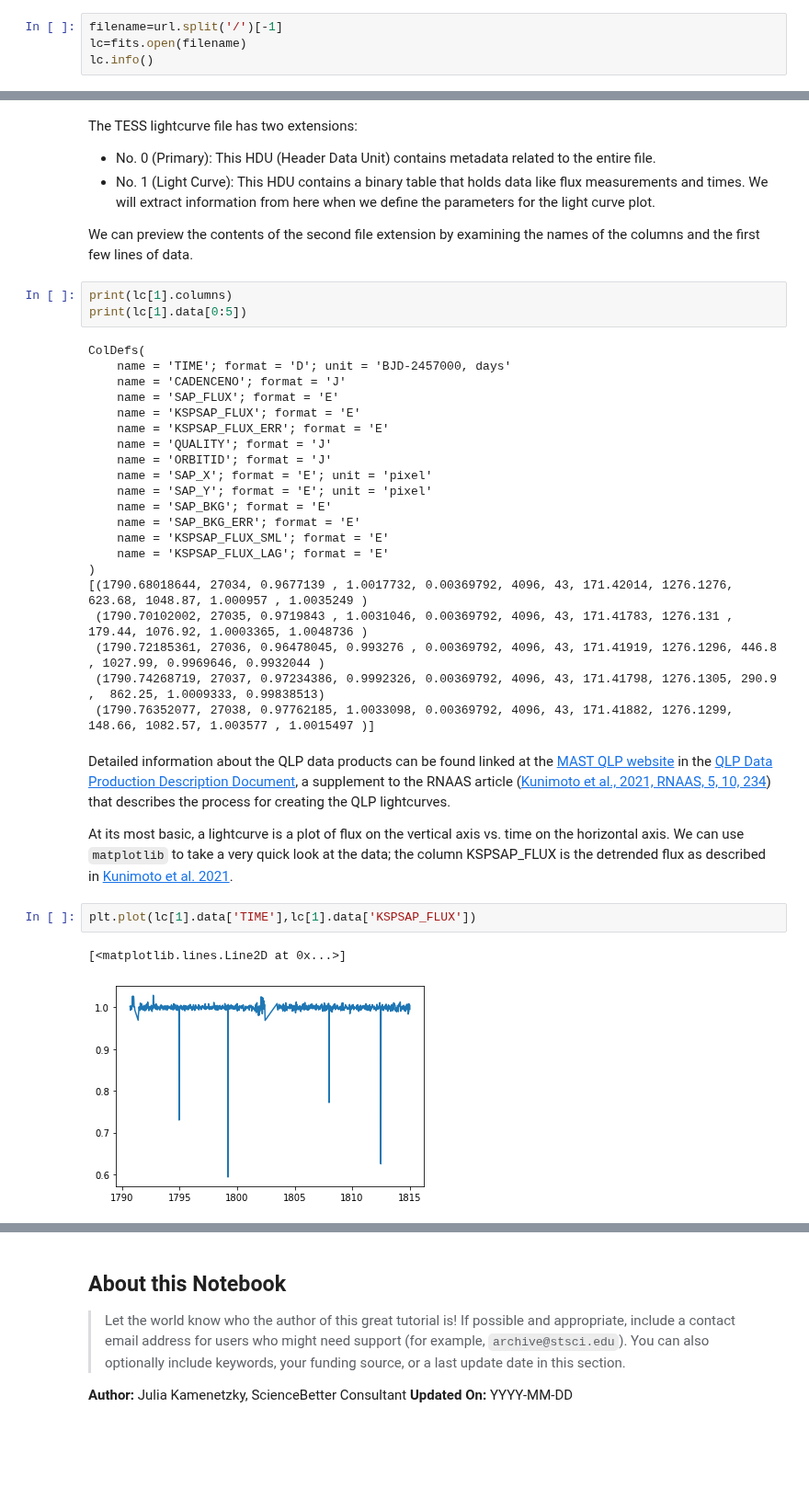
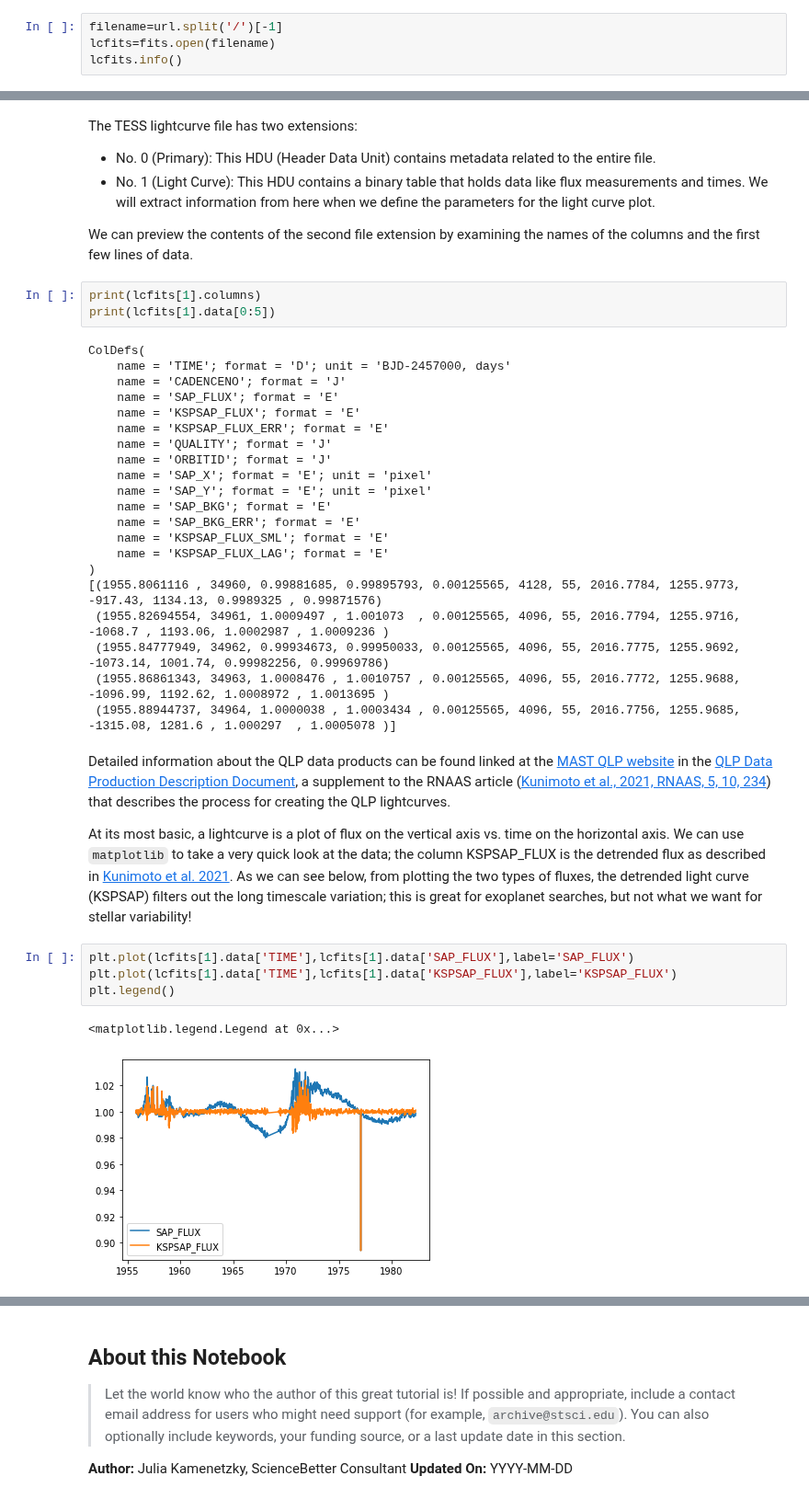
Before and after one commit to ScienceBetter/notebooks-stsci, a Jupyter notebook: notebooks/MAST/plot_eclipse_lightcurve/plot_eclipse_lightcurve.ipynb, the cells around one changed output, grey strips where cells are left out. Shown at 92% size. Drawn from its saved outputs; the diff is of its cells as text; blank space fills up the shorter version.

````diff
--- a/notebooks/MAST/plot_eclipse_lightcurve/plot_eclipse_lightcurve.ipynb
+++ b/notebooks/MAST/plot_eclipse_lightcurve/plot_eclipse_lightcurve.ipynb
@@ -330,6 +319,6 @@ INFO: Found cached file /Users/julia/GitHub/notebooks-stsci/notebooks/MAST/plot_
 We can use ```fits``` from ```astropy``` to examine the lightcurve file. The filename will be the last part of the url string, when separated by slashes.
 # %%
 filename=url.split('/')[-1]
-lc=fits.open(filename)
-lc.info()
+lcfits=fits.open(filename)
+lcfits.info()
 # %% [output]
@@ -345,8 +334,8 @@ The TESS lightcurve file has two extensions:
 
 We can preview the contents of the second file extension by examining the names of the columns and the first few lines of data.
 # %%
-print(lc[1].columns)
-print(lc[1].data[0:5])
+print(lcfits[1].columns)
+print(lcfits[1].data[0:5])
 # %% [output]
 ColDefs(
     name = 'TIME'; format = 'D'; unit = 'BJD-2457000, days'
@@ -363,18 +352,20 @@ ColDefs(
     name = 'KSPSAP_FLUX_SML'; format = 'E'
     name = 'KSPSAP_FLUX_LAG'; format = 'E'
 )
-[(1790.68018644, 27034, 0.9677139 , 1.0017732, 0.00369792, 4096, 43, 171.42014, 1276.1276, 623.68, 1048.87, 1.000957 , 1.0035249 )
- (1790.70102002, 27035, 0.9719843 , 1.0031046, 0.00369792, 4096, 43, 171.41783, 1276.131 , 179.44, 1076.92, 1.0003365, 1.0048736 )
- (1790.72185361, 27036, 0.96478045, 0.993276 , 0.00369792, 4096, 43, 171.41919, 1276.1296, 446.8 , 1027.99, 0.9969646, 0.9932044 )
- (1790.74268719, 27037, 0.97234386, 0.9992326, 0.00369792, 4096, 43, 171.41798, 1276.1305, 290.9 ,  862.25, 1.0009333, 0.99838513)
- (1790.76352077, 27038, 0.97762185, 1.0033098, 0.00369792, 4096, 43, 171.41882, 1276.1299, 148.66, 1082.57, 1.003577 , 1.0015497 )]
+[(1955.8061116 , 34960, 0.99881685, 0.99895793, 0.00125565, 4128, 55, 2016.7784, 1255.9773,  -917.43, 1134.13, 0.9989325 , 0.99871576)
+ (1955.82694554, 34961, 1.0009497 , 1.001073  , 0.00125565, 4096, 55, 2016.7794, 1255.9716, -1068.7 , 1193.06, 1.0002987 , 1.0009236 )
+ (1955.84777949, 34962, 0.99934673, 0.99950033, 0.00125565, 4096, 55, 2016.7775, 1255.9692, -1073.14, 1001.74, 0.99982256, 0.99969786)
+ (1955.86861343, 34963, 1.0008476 , 1.0010757 , 0.00125565, 4096, 55, 2016.7772, 1255.9688, -1096.99, 1192.62, 1.0008972 , 1.0013695 )
+ (1955.88944737, 34964, 1.0000038 , 1.0003434 , 0.00125565, 4096, 55, 2016.7756, 1255.9685, -1315.08, 1281.6 , 1.000297  , 1.0005078 )]
 # %% [markdown]
 Detailed information about the QLP data products can be found linked at the [MAST QLP website](https://archive.stsci.edu/hlsp/qlp) in the [QLP Data Production Description Document](https://archive.stsci.edu/hlsps/qlp/hlsp_qlp_tess_ffi_all_tess_v1_data-prod-desc.pdf), a supplement to the RNAAS article ([Kunimoto et al., 2021, RNAAS, 5, 10, 234](https://ui.adsabs.harvard.edu/abs/2021RNAAS...5..234K/abstract)) that describes the process for creating the QLP lightcurves.
 
-At its most basic, a lightcurve is a plot of flux on the vertical axis vs. time on the horizontal axis. We can use ```matplotlib``` to take a very quick look at the data; the column KSPSAP_FLUX is the detrended flux as described in [Kunimoto et al. 2021](https://ui.adsabs.harvard.edu/abs/2021RNAAS...5..234K/abstract).
+At its most basic, a lightcurve is a plot of flux on the vertical axis vs. time on the horizontal axis. We can use ```matplotlib``` to take a very quick look at the data; the column KSPSAP_FLUX is the detrended flux as described in [Kunimoto et al. 2021](https://ui.adsabs.harvard.edu/abs/2021RNAAS...5..234K/abstract). As we can see below, from plotting the two types of fluxes, the detrended light curve (KSPSAP) filters out the long timescale variation; this is great for exoplanet searches, but not what we want for stellar variability!
-# %%
-plt.plot(lc[1].data['TIME'],lc[1].data['KSPSAP_FLUX'])
-# %% [output]
-[<matplotlib.lines.Line2D at 0x...>]
-[figure, removed]
+# %%
+plt.plot(lcfits[1].data['TIME'],lcfits[1].data['SAP_FLUX'],label='SAP_FLUX')
+plt.plot(lcfits[1].data['TIME'],lcfits[1].data['KSPSAP_FLUX'],label='KSPSAP_FLUX')
+plt.legend()
+# %% [output]
+<matplotlib.legend.Legend at 0x...>
+[figure, added]
 # %% [markdown]
````
Also changed, not shown: parts of 57 cells of this notebook.
